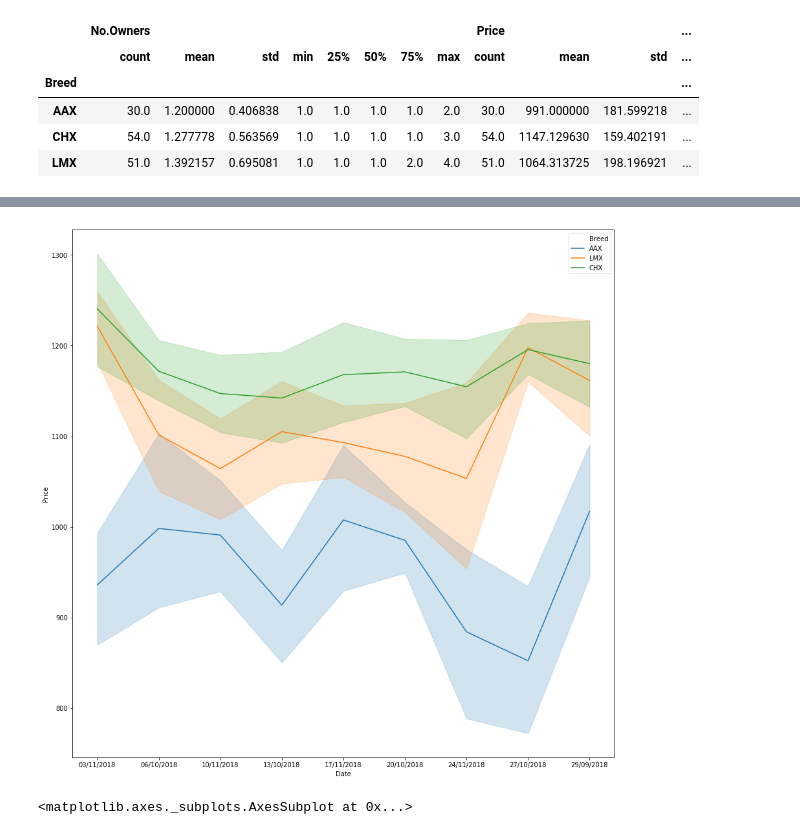
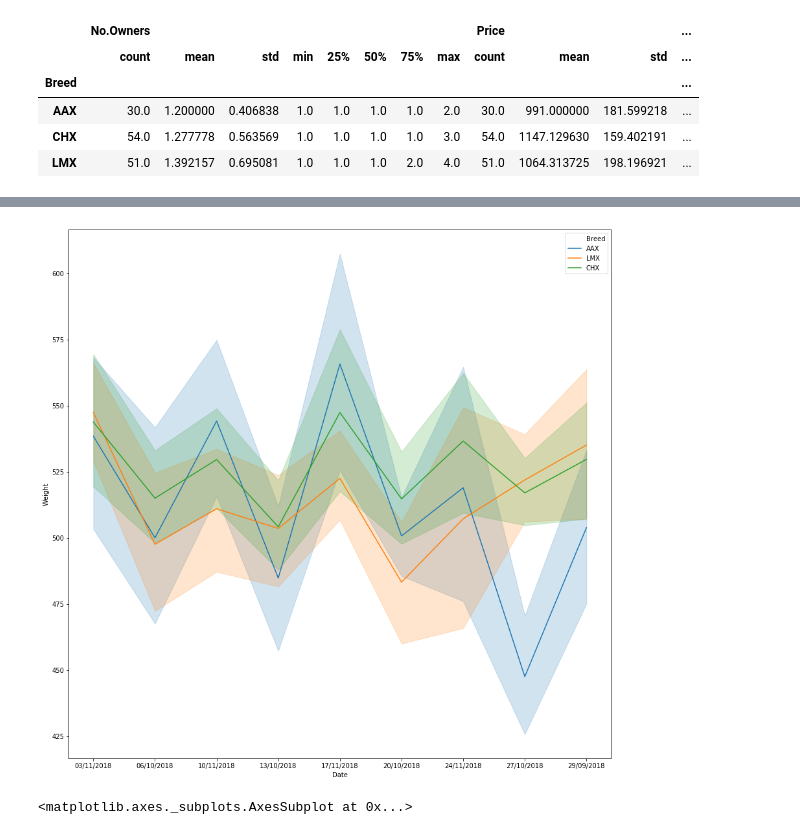
Before and after one commit to aidansummerville/52465----PROGRAMMING-FOR-DATA-ANALYSIS-Project, a Jupyter notebook: Dataset.ipynb, the cells around one changed output, grey strips where cells are left out. Saved outputs shown, nothing was run; the diff lists cells and outputs as text; code cells hidden in the pictures.

```diff
--- a/Dataset.ipynb
+++ b/Dataset.ipynb
@@ -1743,9 +2215,9 @@ array([ 574.55829906, 1258.0454552 ])
 # %%
 plt.figure(figsize=(15,15))
-ax = sns.lineplot(x="Date", y="Price", hue="Breed",
+ax = sns.lineplot(x="Date", y="Weight", hue="Breed",
                data=df)
 # %% [output]
-[figure, old version]
+[figure, new version]
 # %%
 plt.figure(figsize=(15,15))
 sns.boxplot(data = ndf2)
```
Also changed, not shown: parts of 61 cells of this notebook.
